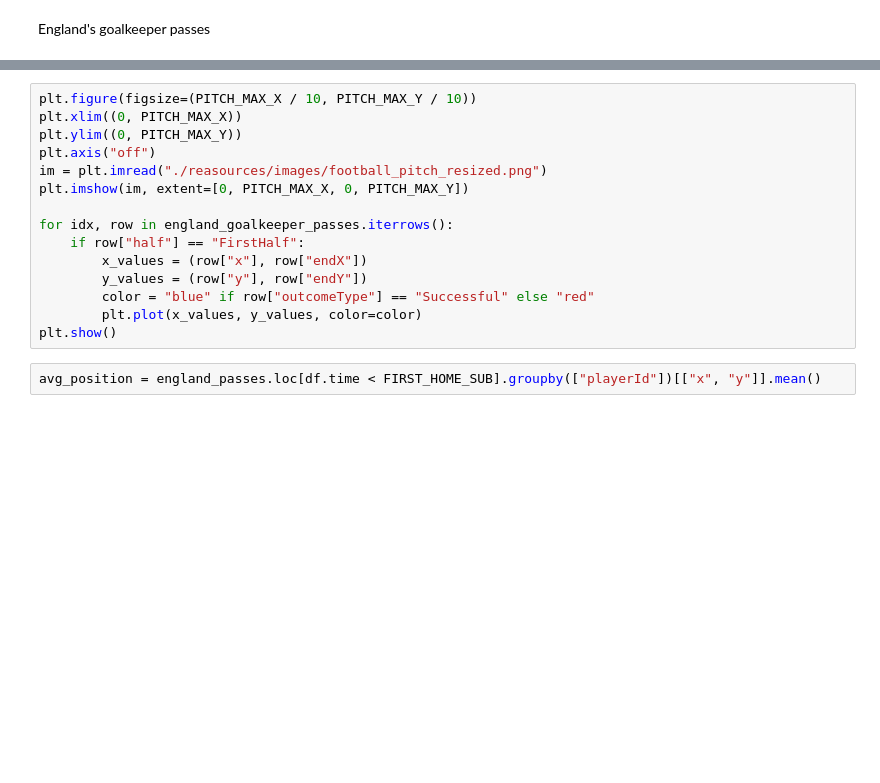
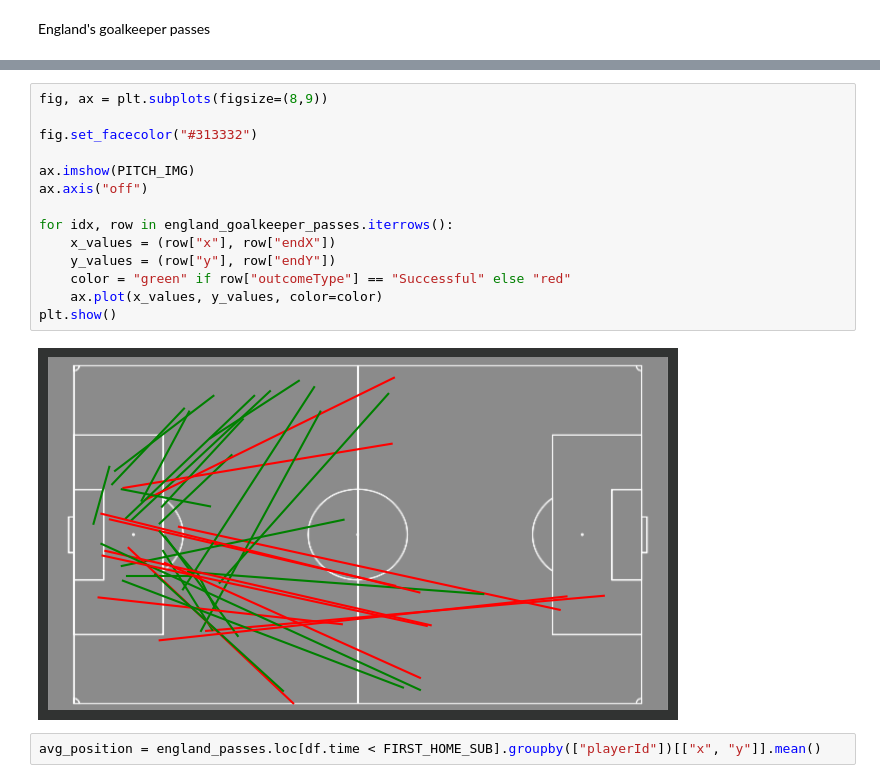
Before and after one commit to Jedrek00/FootballDataVis, a Jupyter notebook: eda.ipynb, the cells around one changed output, grey strips where cells are left out. Saved outputs shown, nothing was run; the diff lists cells and outputs as text; blank space fills up the shorter version.

```diff
--- a/eda.ipynb
+++ b/eda.ipynb
@@ -151,18 +240,19 @@ england_goalkeeper_passes.head()
 # %%
-plt.figure(figsize=(PITCH_MAX_X / 10, PITCH_MAX_Y / 10))
-plt.xlim((0, PITCH_MAX_X))
-plt.ylim((0, PITCH_MAX_Y))
-plt.axis("off")
-im = plt.imread("./reasources/images/football_pitch_resized.png")
-plt.imshow(im, extent=[0, PITCH_MAX_X, 0, PITCH_MAX_Y])
+fig, ax = plt.subplots(figsize=(8,9))
+
+fig.set_facecolor("#313332")
+
+ax.imshow(PITCH_IMG)
+ax.axis("off")
 
 for idx, row in england_goalkeeper_passes.iterrows():
-    if row["half"] == "FirstHalf":
-        x_values = (row["x"], row["endX"])
-        y_values = (row["y"], row["endY"])
-        color = "blue" if row["outcomeType"] == "Successful" else "red"
-        plt.plot(x_values, y_values, color=color)
+    x_values = (row["x"], row["endX"])
+    y_values = (row["y"], row["endY"])
+    color = "green" if row["outcomeType"] == "Successful" else "red"
+    ax.plot(x_values, y_values, color=color)
 plt.show()
+# %% [output]
+[figure, added]
 # %%
 avg_position = england_passes.loc[df.time < FIRST_HOME_SUB].groupby(["playerId"])[["x", "y"]].mean()
 # %%
```
Also changed, not shown: parts of 27 cells of this notebook, 3 other files.
